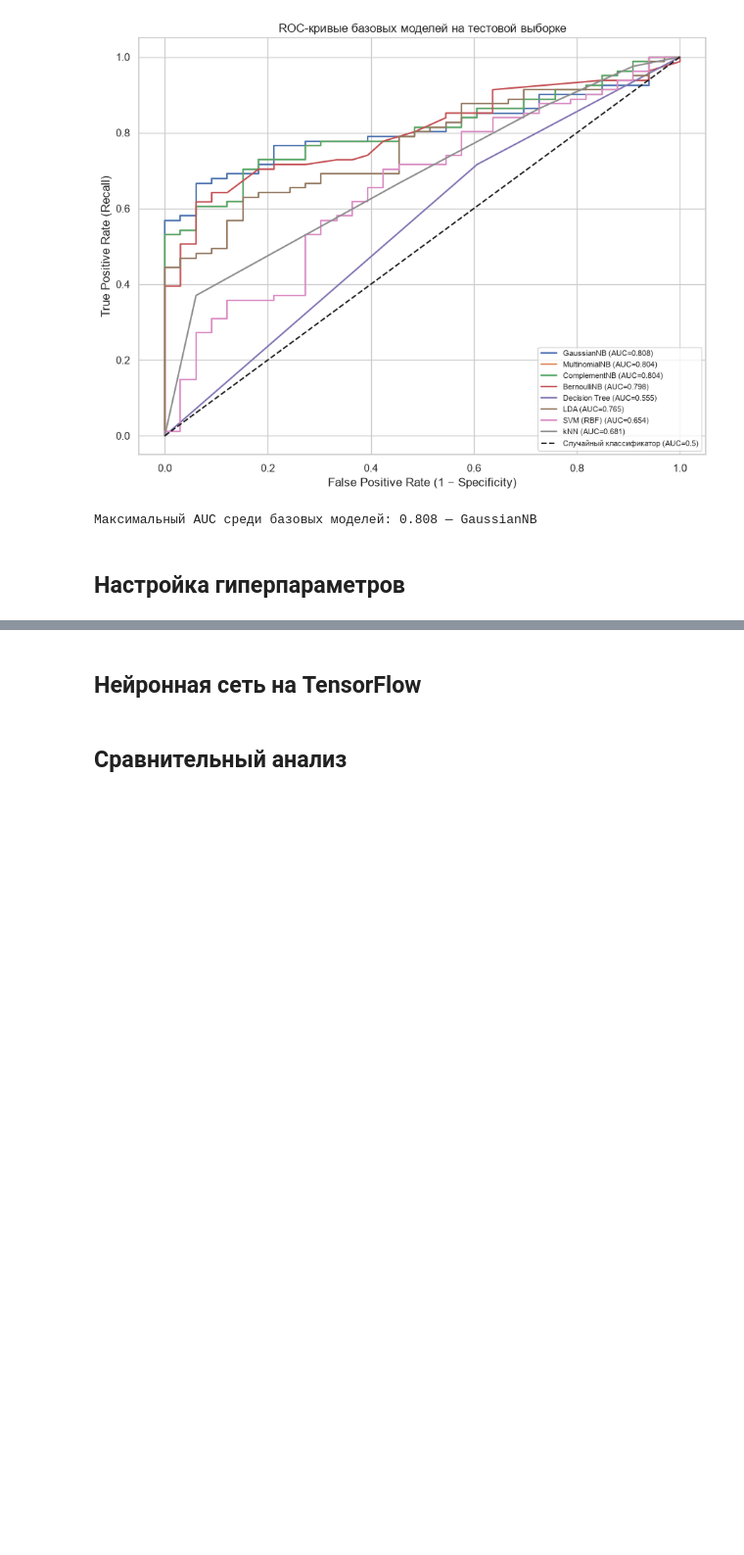
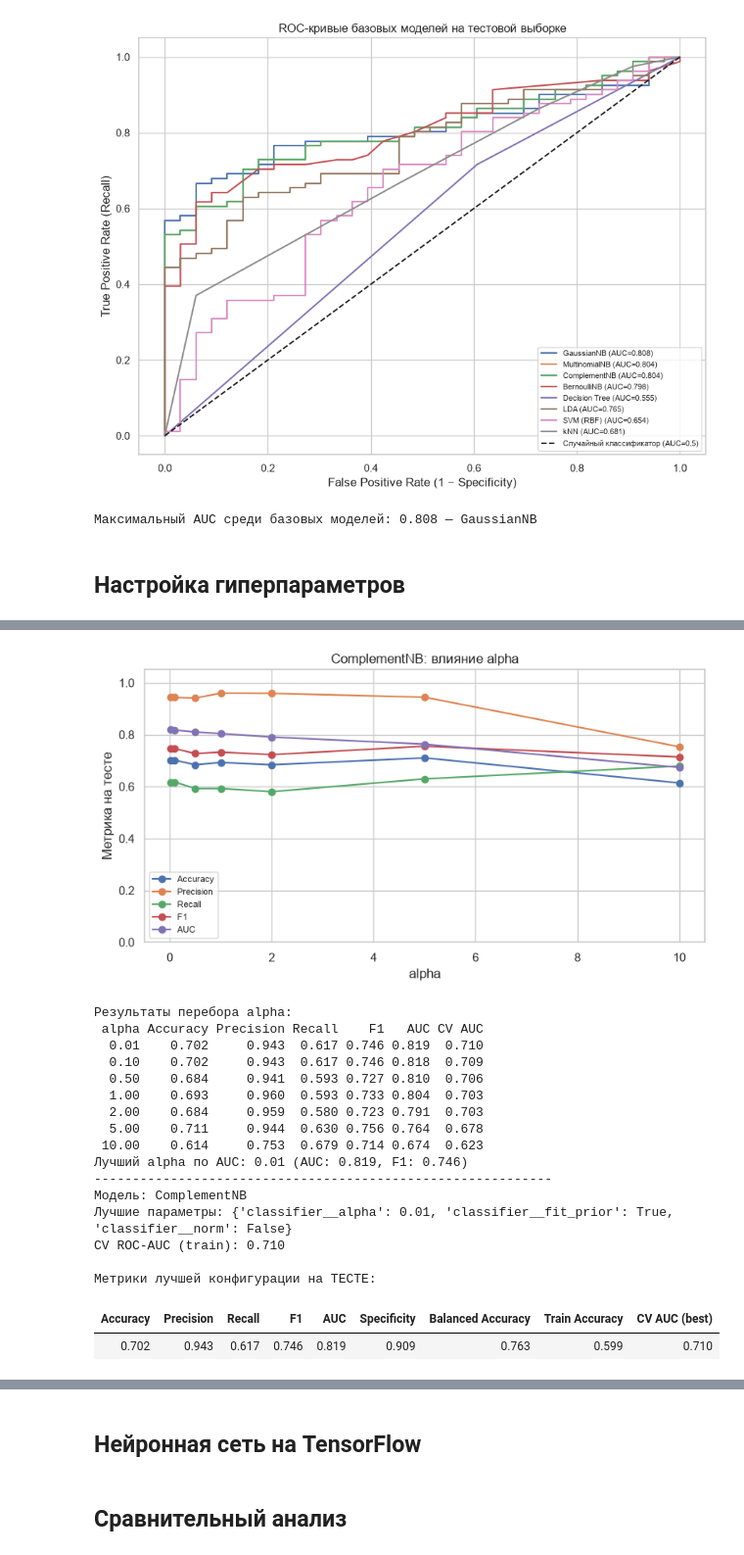
Before and after one commit to violllin/lab2_classification, a Jupyter notebook: lab2.ipynb, the cells around one changed output, grey strips where cells are left out. Shown at 98% size. Drawn from its saved outputs; the diff is of its cells as text; code cells hidden in the pictures; blank space fills up the shorter version.

```diff
--- a/lab2.ipynb
+++ b/lab2.ipynb
@@ -469,3 +676,41 @@ print('Максимальный AUC среди базовых моделей:',
+# %%
+_ = sweep_and_plot(
+    'ComplementNB',
+    values=[0.01, 0.1, 0.5, 1.0, 2.0, 5.0, 10.0],
+    factory=lambda v: ComplementNB(alpha=v),
+    scaling='minmax',
+    param_label='alpha',
+)
+
+gs_cnb = run_grid(
+    'ComplementNB',
+    make_pipeline(ComplementNB(), 'minmax'),
+    {
+        'classifier__alpha': [0.01, 0.1, 0.5, 1.0, 2.0, 5.0, 10.0],
+        'classifier__norm': [False, True],
+        'classifier__fit_prior': [True, False],
+    }
+)
+# %% [output]
+[figure, added]
+Результаты перебора alpha:
+ alpha Accuracy Precision Recall    F1   AUC CV AUC
+  0.01    0.702     0.943  0.617 0.746 0.819  0.710
+  0.10    0.702     0.943  0.617 0.746 0.818  0.709
+  0.50    0.684     0.941  0.593 0.727 0.810  0.706
+  1.00    0.693     0.960  0.593 0.733 0.804  0.703
+  2.00    0.684     0.959  0.580 0.723 0.791  0.703
+  5.00    0.711     0.944  0.630 0.756 0.764  0.678
+ 10.00    0.614     0.753  0.679 0.714 0.674  0.623
+Лучший alpha по AUC: 0.01 (AUC: 0.819, F1: 0.746)
+------------------------------------------------------------
+Модель: ComplementNB
+Лучшие параметры: {'classifier__alpha': 0.01, 'classifier__fit_prior': True, 'classifier__norm': False}
+CV ROC-AUC (train): 0.710
+
+Метрики лучшей конфигурации на ТЕСТЕ:
+| Accuracy | Precision | Recall | F1 | AUC | Specificity | Balanced Accuracy | Train Accuracy | CV AUC (best) |
+| 0.702 | 0.943 | 0.617 | 0.746 | 0.819 | 0.909 | 0.763 | 0.599 | 0.710 |
 # %% [markdown]
 ### BernoulliNB
 
```
Also changed, not shown: parts of 20 cells of this notebook.
